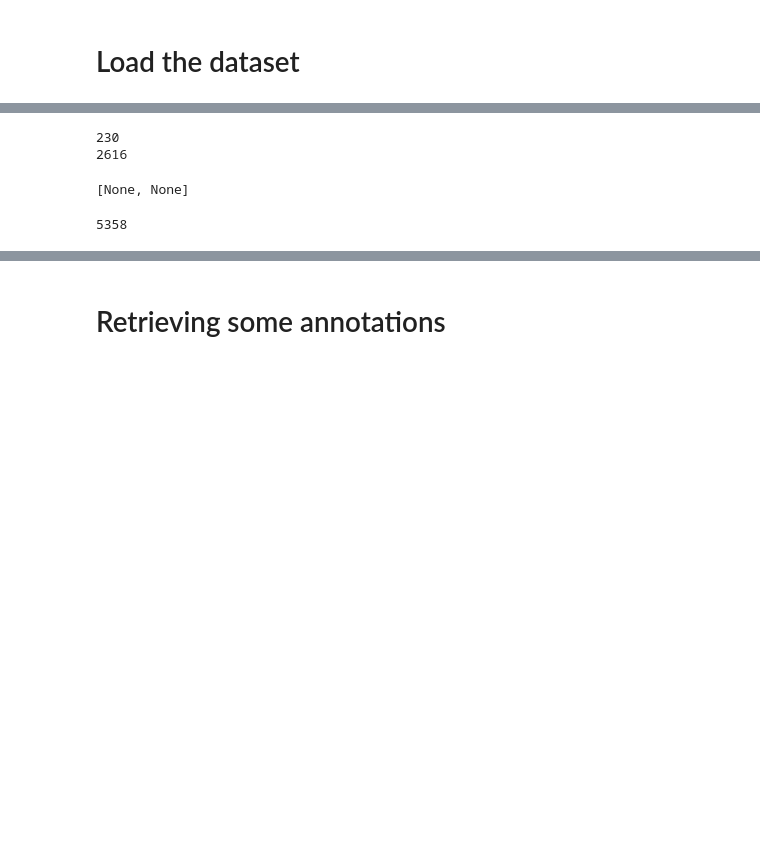
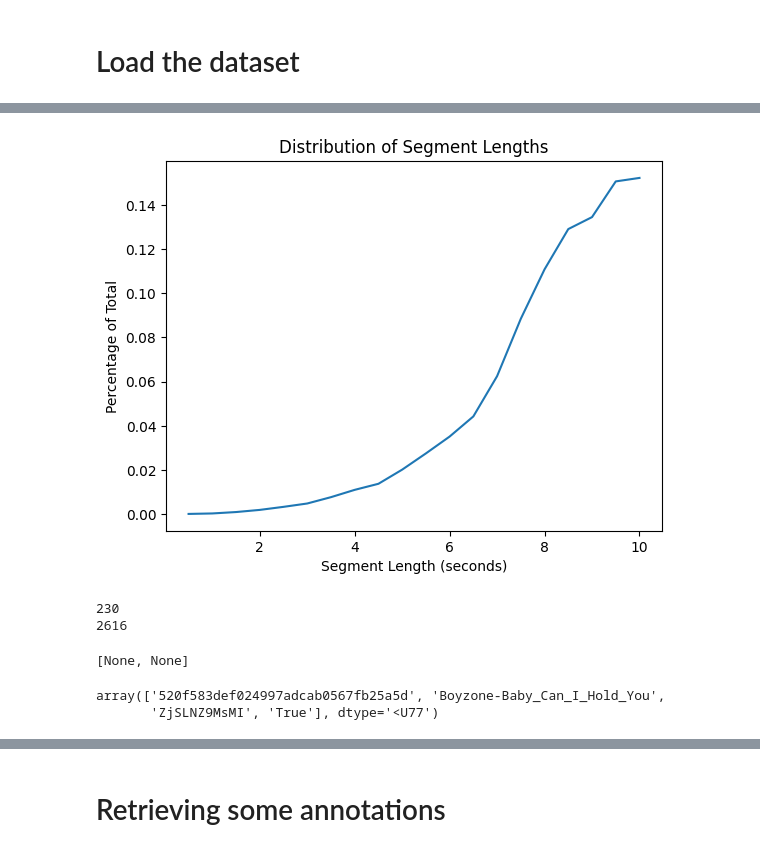
Before and after one commit to aimonbc24/Audio-Lyric-Alignment-via-Emotional-Sentiment, a Jupyter notebook: Dataset/main.ipynb, the cells around one changed output, grey strips where cells are left out. Drawn from its saved outputs; the diff is of its cells as text; code cells hidden in the pictures; blank space fills up the shorter version.

```diff
--- a/Dataset/main.ipynb
+++ b/Dataset/main.ipynb
@@ -47,13 +163,23 @@ array(['f49052ac9096484eb17a9efd66f27d63', 'Kanye_West-Lost_In_The_World',
+# %%
+# plot counts as percentages of total
+plt.plot(counts[1][1:], counts[0] / sum(counts[0]))
+plt.xlabel('Segment Length (seconds)')
+plt.ylabel('Percentage of Total')
+plt.title('Distribution of Segment Lengths')
+plt.show()
+# %% [output]
+[figure, added]
 # %%
 [print(i) for i in range(len(song_metadata)) if ("Kanye" in song_metadata[i][1])]
 # %% [output]
 230
 2616
 [None, None]
-# %%
-len(song_metadata)
-# %% [output]
-5358
+# %%
+song_metadata[1]
+# %% [output]
+array(['520f583def024997adcab0567fb25a5d', 'Boyzone-Baby_Can_I_Hold_You',
+       'ZjSLNZ9MsMI', 'True'], dtype='<U77')
 # %%
 absolute_path
 # %% [output]
```
Also changed, not shown: parts of 22 cells of this notebook.
